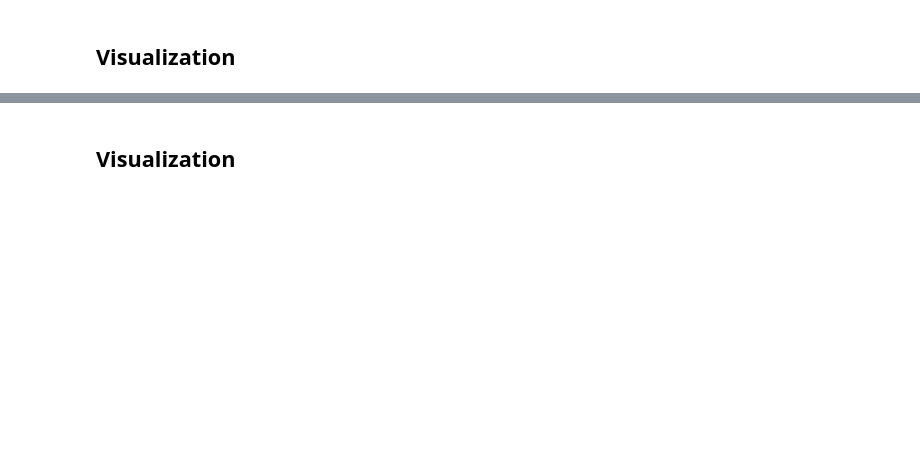
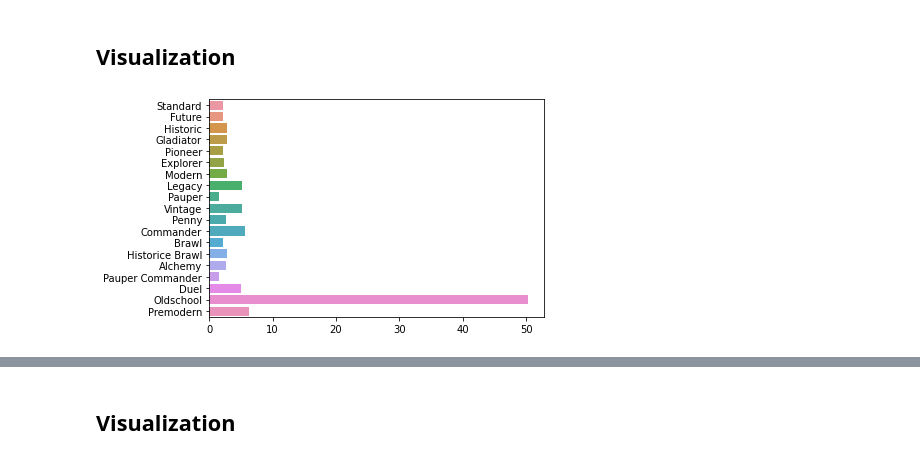
Before and after one commit to Jemison-DavidJasonStephenVasiliy/MTG-Project, a Jupyter notebook: V_folder/cleaned_hypo1.ipynb, the cells around one changed output, grey strips where cells are left out. Saved outputs shown, nothing was run; the diff lists cells and outputs as text; code cells hidden in the pictures; blank space fills up the shorter version.

Commit message:
q2 answered graphed and hypo'd

```diff
--- a/V_folder/cleaned_hypo1.ipynb
+++ b/V_folder/cleaned_hypo1.ipynb
@@ -34,5 +38,83 @@ The goal was to find tangable differences in price
 ## Visualization
 # %%
 #functions go here
+"""
+To hammer out the visuals here I will have to go over the code that has gotten me the results:
+To do so would require starting with identifying where tey meet
+I started from the top and got all of the peices assembled
+"""
+def get_legalites_chart(df):
+
+    train['standard'] = train.legalities.apply(lambda r : r['standard'])
+    train['future'] = train.legalities.apply(lambda r : r['future'])
+    train['historic'] = train.legalities.apply(lambda r : r['historic'])
+    train['gladiator'] = train.legalities.apply(lambda r : r['gladiator'])
+    train['pioneer'] = train.legalities.apply(lambda r : r['pioneer'])
+    train['explorer'] = train.legalities.apply(lambda r : r['explorer'])
+    train['modern'] = train.legalities.apply(lambda r : r['modern'])
+    train['legacy'] = train.legalities.apply(lambda r : r['legacy'])
+    train['pauper'] = train.legalities.apply(lambda r : r['pauper'])
+    train['vintage'] = train.legalities.apply(lambda r : r['vintage'])
+    train['penny'] = train.legalities.apply(lambda r : r['penny'])
+    train['commander'] = train.legalities.apply(lambda r : r['commander'])
+    train['brawl'] = train.legalities.apply(lambda r : r['brawl'])
+    train['historicbrawl'] = train.legalities.apply(lambda r : r['historicbrawl'])
+    train['alchemy'] = train.legalities.apply(lambda r : r['alchemy'])
+    train['paupercommander'] = train.legalities.apply(lambda r : r['paupercommander'])
+    train['duel'] = train.legalities.apply(lambda r : r['duel'])
+    train['oldschool'] = train.legalities.apply(lambda r : r['oldschool'])
+    train['premodern'] = train.legalities.apply(lambda r : r['premodern'])
+
+    smu = train[train.standard == 'legal'].usd.mean()
+    fmu = train[train.future == 'legal'].usd.mean()
+    hmu = train[train.historic == 'legal'].usd.mean()
+    gmu = train[train.gladiator == 'legal'].usd.mean()
+    pmu = train[train.pioneer == 'legal'].usd.mean()
+    emu = train[train.explorer == 'legal'].usd.mean()
+    mmu = train[train.modern == 'legal'].usd.mean()
+    lmu = train[train.legacy == 'legal'].usd.mean()
+    pamu = train[train.pauper == 'legal'].usd.mean()
+    vmu = train[train.vintage == 'legal'].usd.mean()
+    pemu = train[train.penny == 'legal'].usd.mean()
+    cmu = train[train.commander == 'legal'].usd.mean()
+    bmu = train[train.brawl == 'legal'].usd.mean()
+    hmu = train[train.historicbrawl == 'legal'].usd.mean()
+    amu = train[train.alchemy == 'legal'].usd.mean()
+    pcmu = train[train.paupercommander == 'legal'].usd.mean()
+    dmu = train[train.duel == 'legal'].usd.mean()
+    omu = train[train.oldschool == 'legal'].usd.mean()
+    premu = train[train.premodern == 'legal'].usd.mean()
+
+    unrounded_answers = {"Standard": [smu],
+            "Future": [fmu],
+            "Historic": [hmu],
+            "Gladiator": [gmu],
+            "Pioneer": [pmu],
+            "Explorer": [emu],
+            "Modern": [mmu],
+            "Legacy": [lmu],
+            "Pauper": [pamu],
+            "Vintage": [vmu],
+            "Penny": [pemu],
+            "Commander": [cmu],
+            "Brawl": [bmu],
+            "Historice Brawl": [hmu],
+            "Alchemy": [amu],
+            "Pauper Commander": [pcmu],
+            "Duel": [dmu],
+            "Oldschool": [omu],
+            "Premodern": [premu]}
+
+    answers = pd.DataFrame.from_dict(unrounded_answers)
+    answers
+
+    sns.barplot(data = answers, orient = "h")
+
+get_legalites_chart(df)
+#xlabel
+#ylabel
+#title
+# %% [output]
+[figure, added]
 # %% [markdown]
 ## Hypothesis Testing
```
Also changed, not shown: parts of 11 cells of this notebook.
